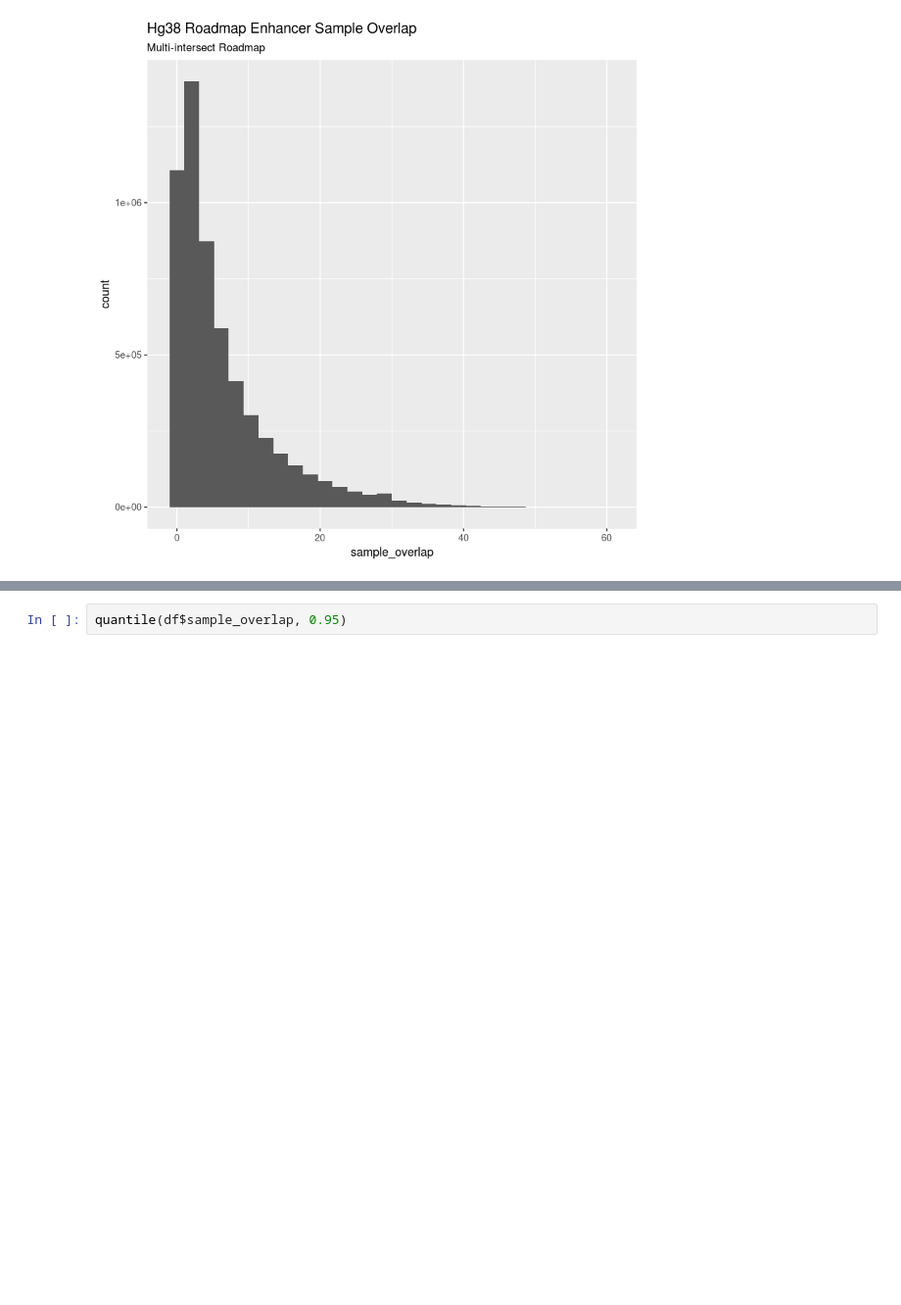
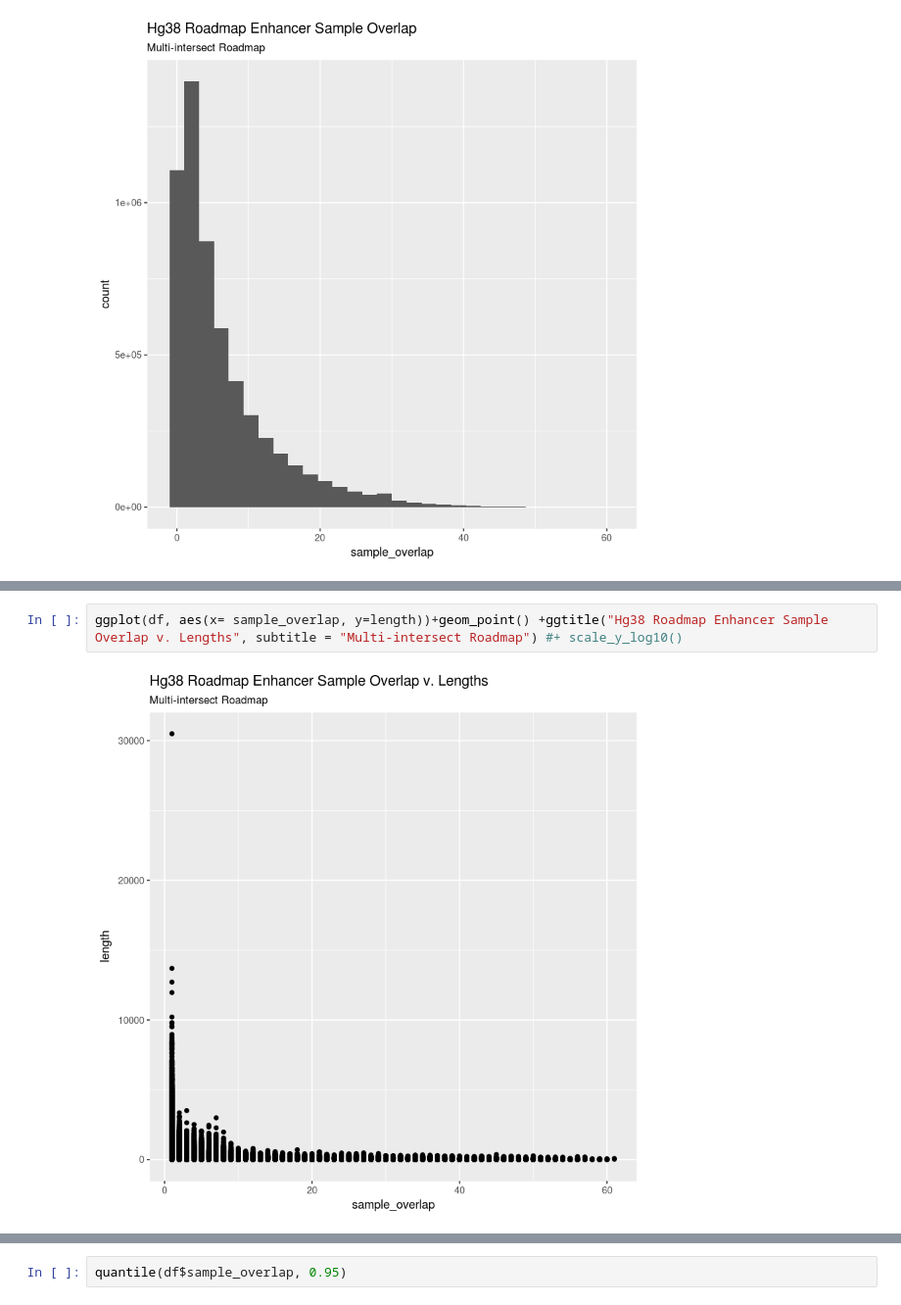
Before and after one commit to slifong08/bae_git, a Jupyter notebook: roadmap_multi/hg38/analyze_short_hg38_multiintersect_r.ipynb, the cells around one changed output, grey strips where cells are left out. Shown: that part at 98% size. Drawn from its saved outputs; the diff is of its cells as text; blank space fills up the shorter version.

```diff
--- a/roadmap_multi/hg38/analyze_short_hg38_multiintersect_r.ipynb
+++ b/roadmap_multi/hg38/analyze_short_hg38_multiintersect_r.ipynb
@@ -33,3 +41,7 @@ ggplot(df, aes(sample_overlap))+geom_histogram() +ggtitle("Hg38 Roadmap Enhancer
+# %%
+ggplot(df, aes(x= sample_overlap, y=length))+geom_point() +ggtitle("Hg38 Roadmap Enhancer Sample Overlap v. Lengths", subtitle = "Multi-intersect Roadmap") #+ scale_y_log10()
+# %% [output]
+[figure, added]
 # %%
 ggplot(df, aes(sample_overlap))+geom_histogram() +ggtitle("Hg38 Roadmap Enhancer Sample Overlap", subtitle = "Multi-intersect Roadmap") + scale_y_log10()
 # %% [output]
```
Also changed, not shown: parts of 2 cells of this notebook, 9 other files.
